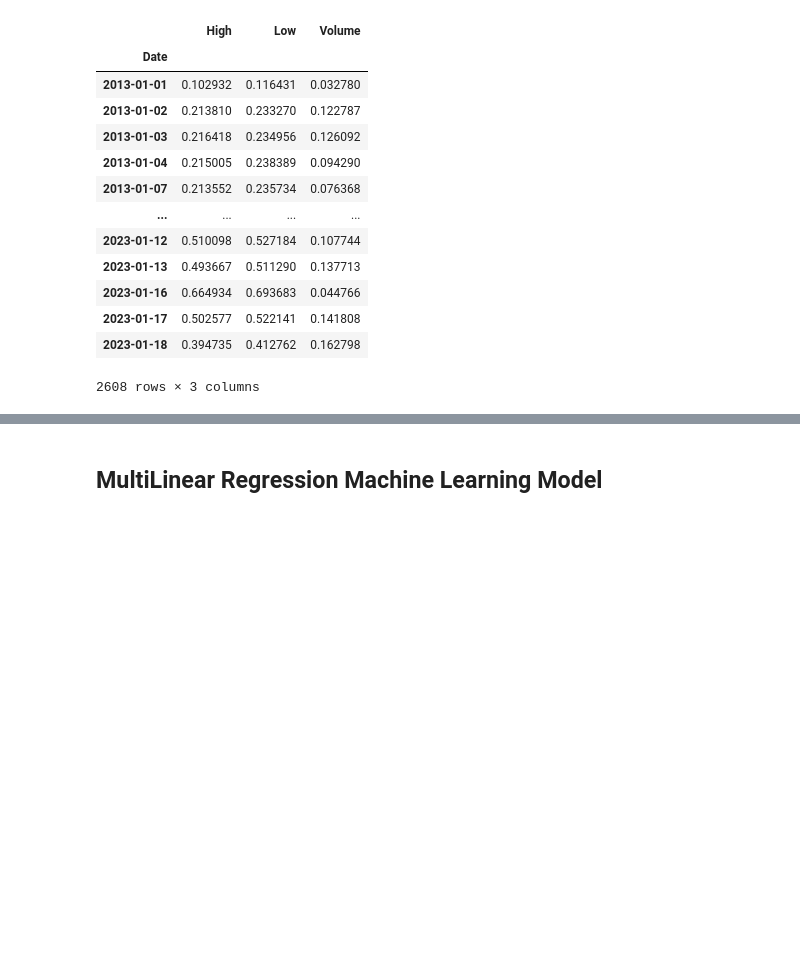
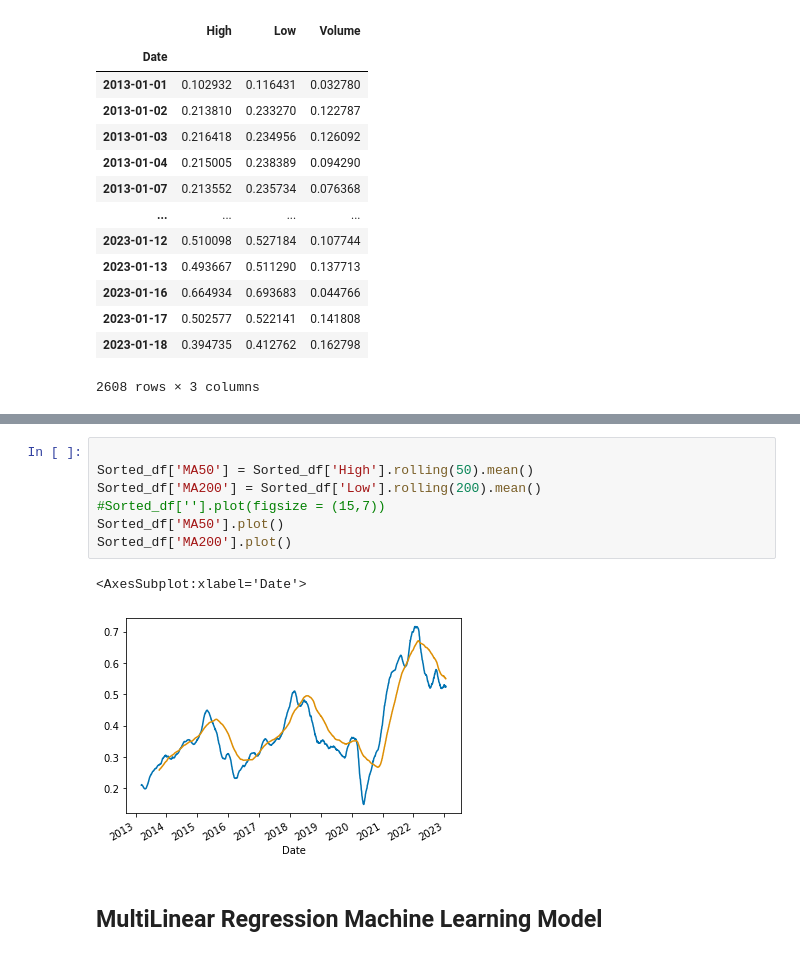
Before and after one commit to anjaliskilton/Finance_Group_Project, a Jupyter notebook: AutoMobile_Analysis_Function.ipynb, the cells around one changed output, grey strips where cells are left out. Cells and saved outputs as stored; diff of their text form; blank space fills up the shorter version.

```diff
--- a/AutoMobile_Analysis_Function.ipynb
+++ b/AutoMobile_Analysis_Function.ipynb
@@ -217,3 +207,13 @@ plt.ylim(0, 1)
+# %%
+
+Sorted_df['MA50'] = Sorted_df['High'].rolling(50).mean()
+Sorted_df['MA200'] = Sorted_df['Low'].rolling(200).mean()
+#Sorted_df[''].plot(figsize = (15,7))
+Sorted_df['MA50'].plot()
+Sorted_df['MA200'].plot()
+# %% [output]
+<AxesSubplot:xlabel='Date'>
+[figure, added]
 # %% [markdown]
 ## MultiLinear Regression Machine Learning Model
 # %%
```
Also changed, not shown: parts of 5 cells of this notebook, 17 other files.
